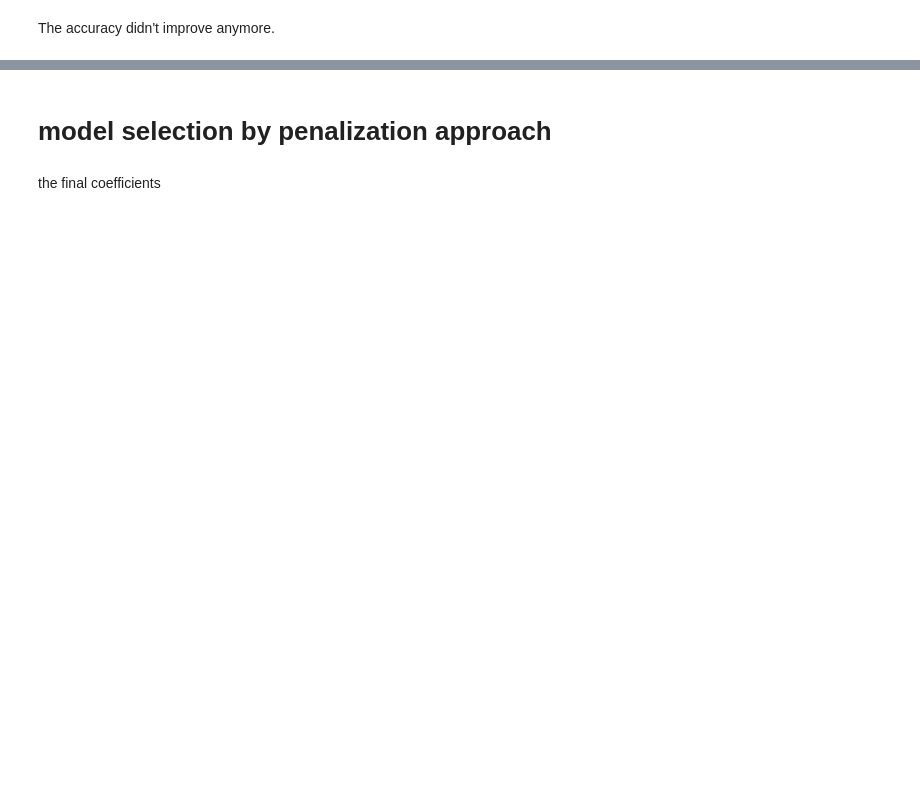
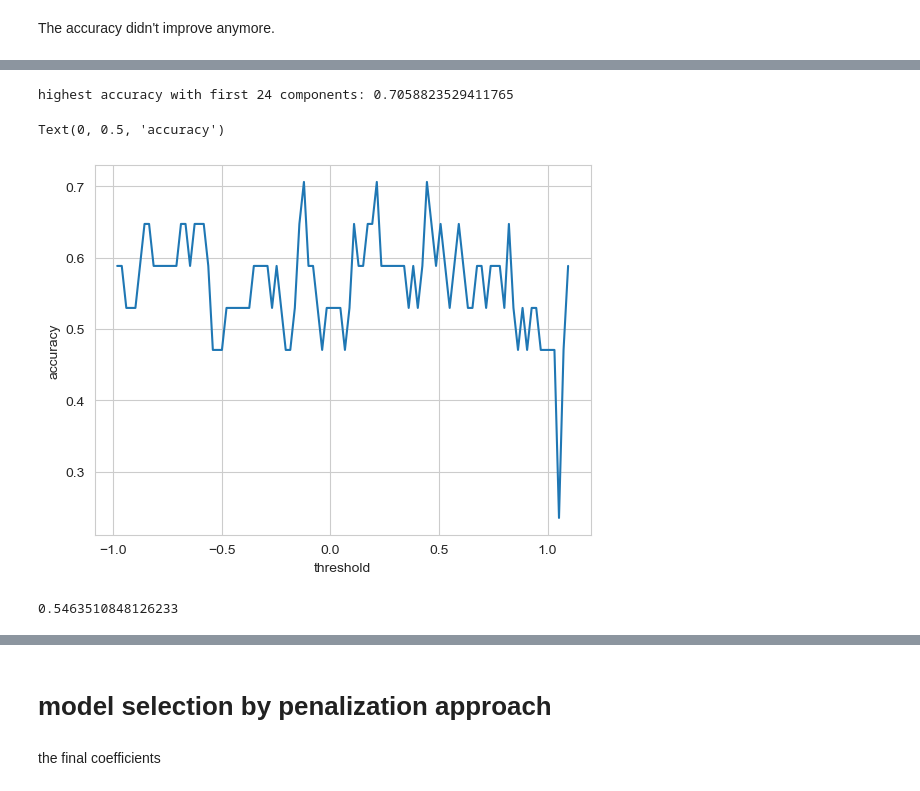
Before and after one commit to hereistheusername/Urban-Land-Cover-Data-Analysis, a Jupyter notebook: urban land cover analysis.ipynb, the cells around one changed output, grey strips where cells are left out. Cells and saved outputs as stored; diff of their text form; code cells hidden in the pictures; blank space fills up the shorter version.

```diff
--- a/urban land cover analysis.ipynb
+++ b/urban land cover analysis.ipynb
@@ -266,0 +359,20 @@ accuracy on test data: 24.2604%
+# %%
+acc_array, better_model, U, highest_acc = selecting_by_thresholding(
+    X_train, y_train, X_valid, y_valid, cov_matrix, 24, threshold_array
+)
+print('highest accuracy with first 24 components: {}'.format(highest_acc))
+fig = plt.figure()
+ax = fig.gca()
+ax.plot(threshold_array, acc_array)
+ax.set_xlabel('threshold')
+ax.set_ylabel('accuracy')
+# %% [output]
+highest accuracy with first 24 components: 0.7058823529411765
+Text(0, 0.5, 'accuracy')
+[figure, added]
+# %%
+y_pred = better_model.predict(np.matmul(X_test, U))
+comp = np.equal(np.argmax(y_pred, axis=1), np.argmax(y_test.to_numpy(), axis=1))
+np.mean(comp)
+# %% [output]
+0.5463510848126233
```
Also changed, not shown: parts of 27 cells of this notebook.
